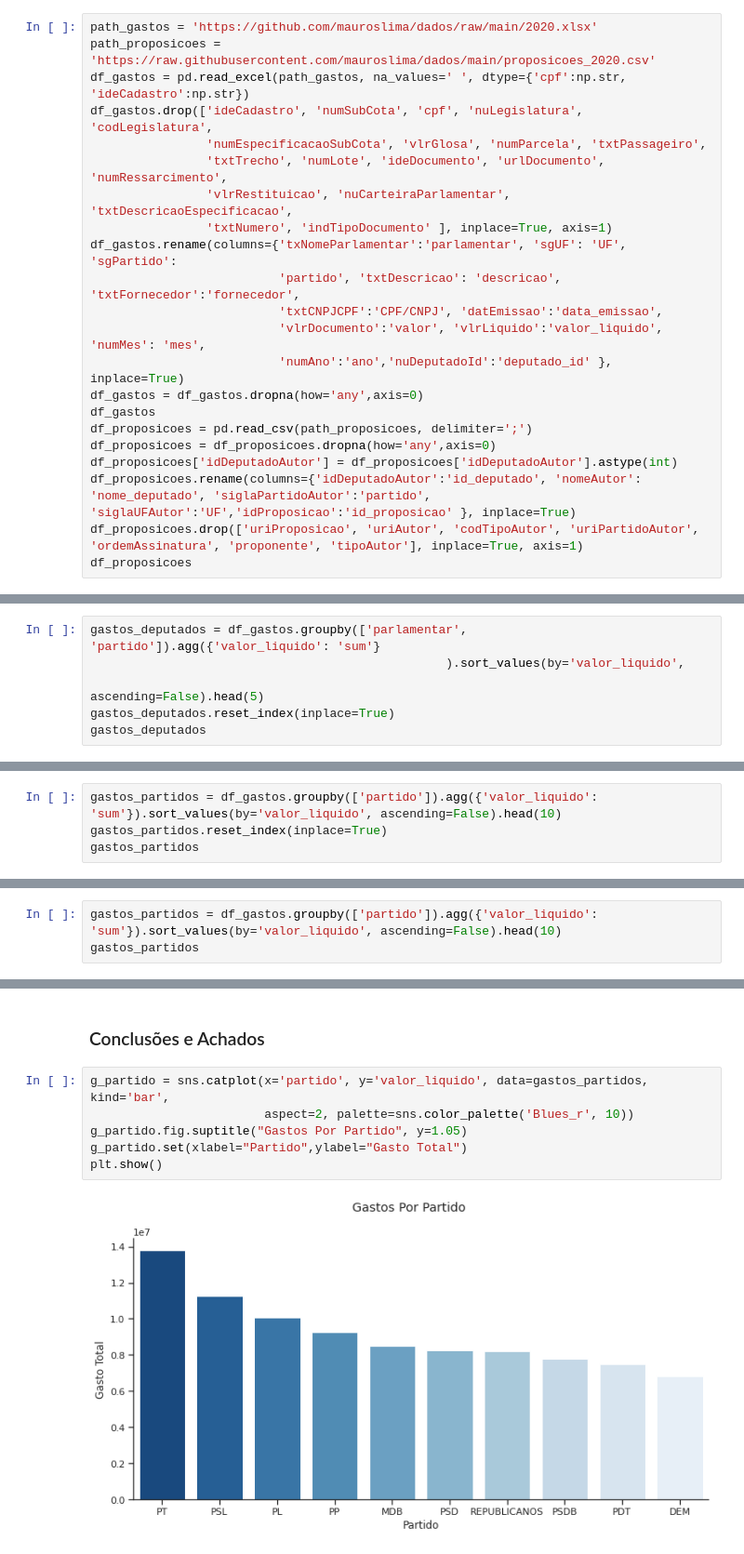
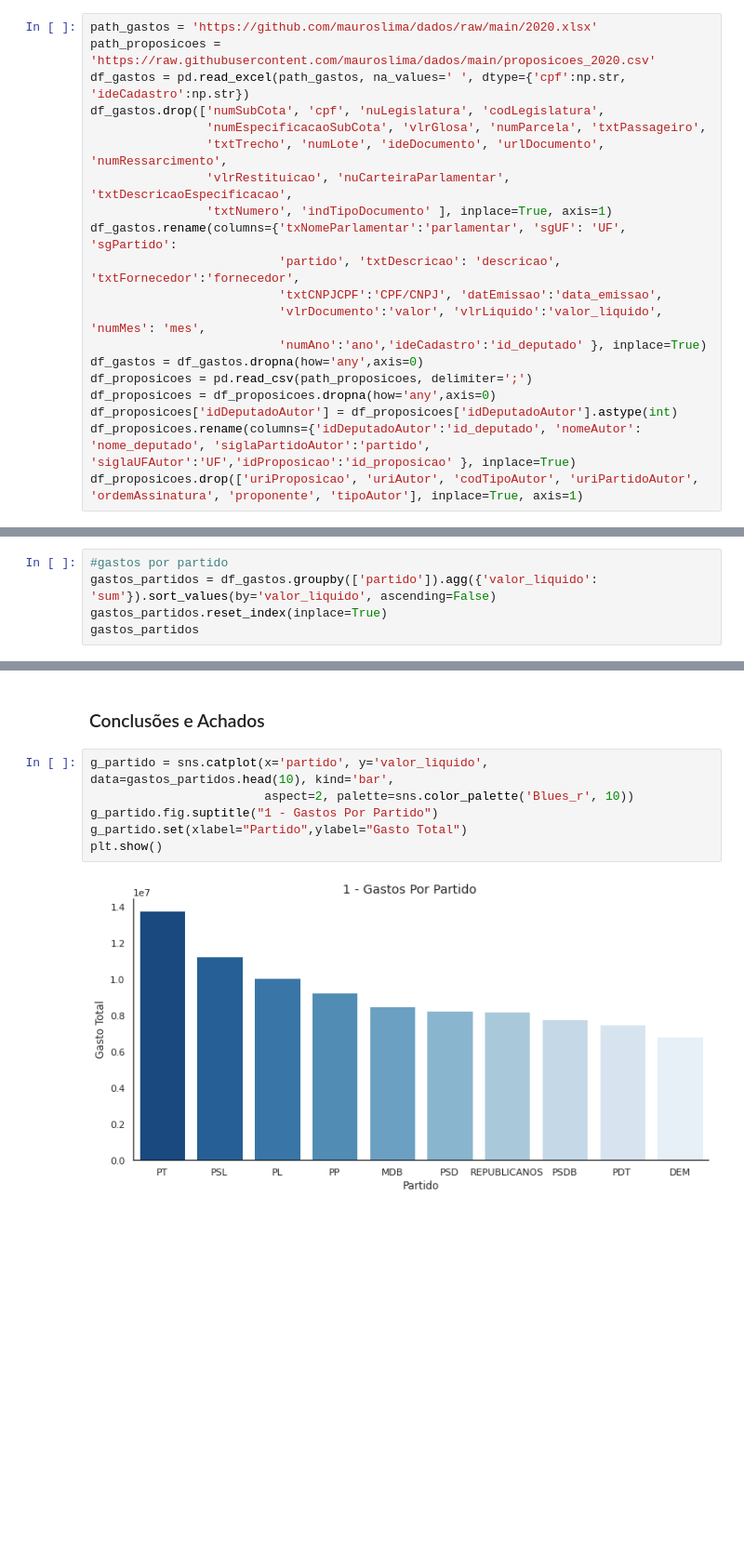
Before and after one commit to mauroslima/curso_ciencia_dados, a Jupyter notebook: TrabalhoFinal.ipynb, the cells around one changed output, grey strips where cells are left out. Shown at 93% size. Drawn from its saved outputs; the diff is of its cells as text; blank space fills up the shorter version.

```diff
--- a/TrabalhoFinal.ipynb
+++ b/TrabalhoFinal.ipynb
@@ -32,7 +37,7 @@ sns.set()
 path_gastos = 'https://github.com/mauroslima/dados/raw/main/2020.xlsx'
 path_proposicoes = 'https://raw.githubusercontent.com/mauroslima/dados/main/proposicoes_2020.csv'
 df_gastos = pd.read_excel(path_gastos, na_values=' ', dtype={'cpf':np.str, 'ideCadastro':np.str})
-df_gastos.drop(['ideCadastro', 'numSubCota', 'cpf', 'nuLegislatura', 'codLegislatura',
+df_gastos.drop(['numSubCota', 'cpf', 'nuLegislatura', 'codLegislatura',
                 'numEspecificacaoSubCota', 'vlrGlosa', 'numParcela', 'txtPassageiro',
                 'txtTrecho', 'numLote', 'ideDocumento', 'urlDocumento', 'numRessarcimento',
                 'vlrRestituicao', 'nuCarteiraParlamentar', 'txtDescricaoEspecificacao',
@@ -41,12 +46,10 @@ df_gastos.rename(columns={'txNomeParlamentar':'parlamentar', 'sgUF': 'UF', 'sgPa
                           'partido', 'txtDescricao': 'descricao', 'txtFornecedor':'fornecedor',
                           'txtCNPJCPF':'CPF/CNPJ', 'datEmissao':'data_emissao',
                           'vlrDocumento':'valor', 'vlrLiquido':'valor_liquido', 'numMes': 'mes',
-                          'numAno':'ano','nuDeputadoId':'deputado_id' }, inplace=True)
+                          'numAno':'ano','ideCadastro':'id_deputado' }, inplace=True)
 df_gastos = df_gastos.dropna(how='any',axis=0)
-df_gastos
 df_proposicoes = pd.read_csv(path_proposicoes, delimiter=';')
 df_proposicoes = df_proposicoes.dropna(how='any',axis=0)
 df_proposicoes['idDeputadoAutor'] = df_proposicoes['idDeputadoAutor'].astype(int)
 df_proposicoes.rename(columns={'idDeputadoAutor':'id_deputado', 'nomeAutor': 'nome_deputado', 'siglaPartidoAutor':'partido', 'siglaUFAutor':'UF','idProposicao':'id_proposicao' }, inplace=True)
 df_proposicoes.drop(['uriProposicao', 'uriAutor', 'codTipoAutor', 'uriPartidoAutor', 'ordemAssinatura', 'proponente', 'tipoAutor'], inplace=True, axis=1)
-df_proposicoes
@@ -67,7 +76,6 @@ df_proposicoes
 # %%
-gastos_deputados = df_gastos.groupby(['parlamentar', 'partido']).agg({'valor_liquido': 'sum'}
-                                                 ).sort_values(by='valor_liquido',
-                                                               ascending=False).head(5)
-gastos_deputados.reset_index(inplace=True)
-gastos_deputados
+#gastos por partido
+gastos_partidos = df_gastos.groupby(['partido']).agg({'valor_liquido': 'sum'}).sort_values(by='valor_liquido', ascending=False)
+gastos_partidos.reset_index(inplace=True)
+gastos_partidos
 # %% [output]
@@ -80,4 +98,0 @@ gastos_deputados
-# %%
-gastos_partidos = df_gastos.groupby(['partido']).agg({'valor_liquido': 'sum'}).sort_values(by='valor_liquido', ascending=False).head(10)
-gastos_partidos.reset_index(inplace=True)
-gastos_partidos
@@ -121,3 +142,0 @@ Index(['partido', 'qtd_proposicoes'], dtype='object')
-# %%
-gastos_partidos = df_gastos.groupby(['partido']).agg({'valor_liquido': 'sum'}).sort_values(by='valor_liquido', ascending=False).head(10)
-gastos_partidos
@@ -137,11 +143,11 @@ gastos_partidos
 # %% [markdown]
 ### Conclusões e Achados
 # %%
-g_partido = sns.catplot(x='partido', y='valor_liquido', data=gastos_partidos, kind='bar',
+g_partido = sns.catplot(x='partido', y='valor_liquido', data=gastos_partidos.head(10), kind='bar',
                         aspect=2, palette=sns.color_palette('Blues_r', 10))
-g_partido.fig.suptitle("Gastos Por Partido", y=1.05)
+g_partido.fig.suptitle("1 - Gastos Por Partido")
 g_partido.set(xlabel="Partido",ylabel="Gasto Total")
 plt.show()
 # %% [output]
-[figure, old version]
+[figure, new version]
 # %%
```
Also changed, not shown: parts of 16 cells of this notebook.
